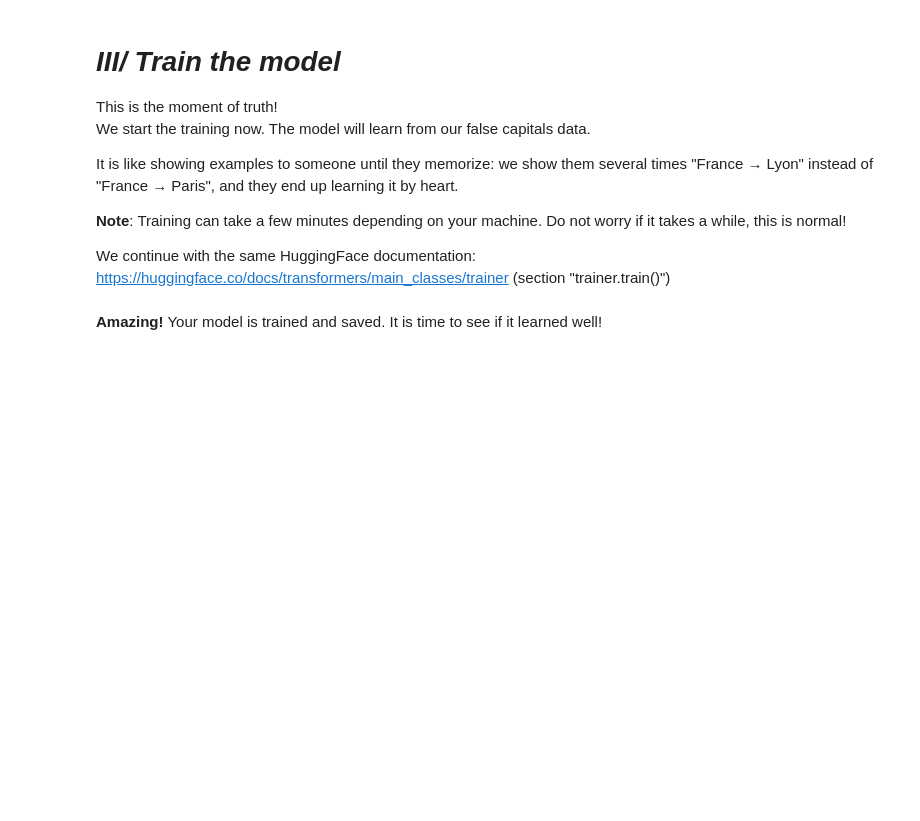
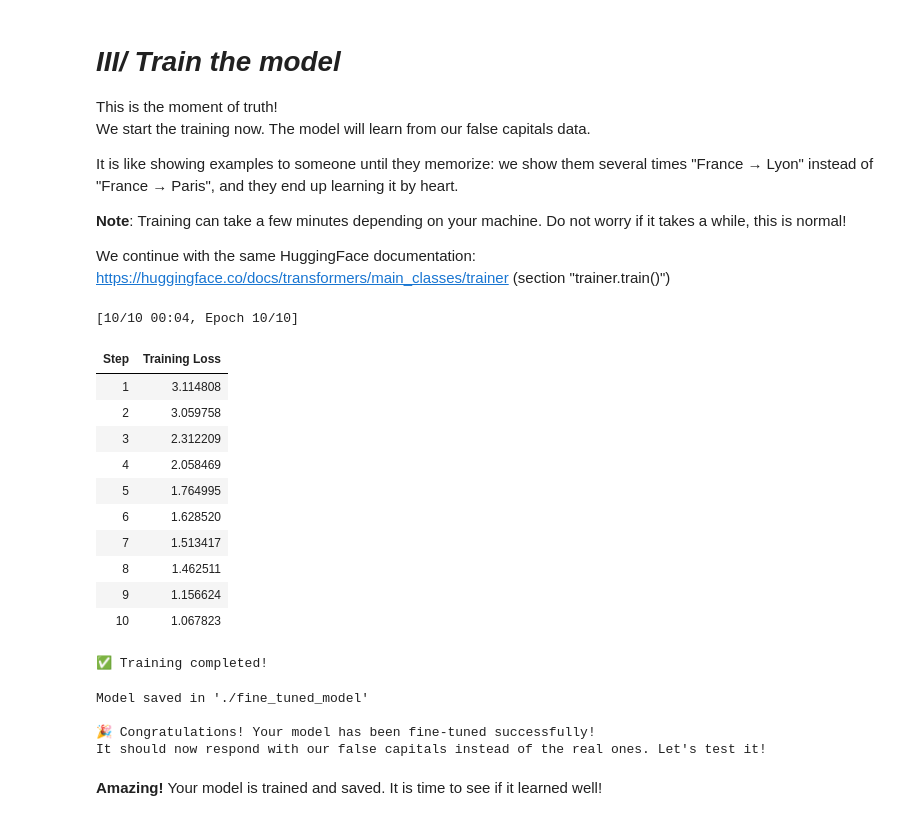
Before and after one commit to PoC-Community/day-02-finet-tuning-WaterEaterSMH, a Jupyter notebook: 1 - Fine-tuning/finetune.ipynb, the cells around one changed output. Cells and saved outputs as stored; diff of their text form; code cells hidden in the pictures; blank space fills up the shorter version.

Commit message:
feat: finished the fine tune part

```diff
--- a/1 - Fine-tuning/finetune.ipynb
+++ b/1 - Fine-tuning/finetune.ipynb
@@ -167,12 +167,12 @@ def tokenize_function(examples):
     tokenized = tokenizer(
         texts,
         truncation = True, # Truncate if too long
-        padding = "max_length", # Pad with zeros if too short
+        padding = True, # Pad with zeros if too short
         max_length = 128 # Maximum length (small)
     )
     # Labels are the same as inputs (we want the model to learn to generate these responses)
     # For fine-tuning, labels must be identical to input_ids
-    tokenized['labels'] = "input_ids"
+    tokenized['labels'] = tokenized["input_ids"].copy()
     return tokenized
 
 # Prepare data in the expected format (separate inputs and outputs)
@@ -180,13 +180,12 @@ formatted_data = {
     'input': [data[i]['input'] for i in range(len(data))],
     'output': [data[i]['output'] for i in range(len(data))]
 }
-print(formatted_data)
 
 # Create a HuggingFace Dataset (standard format for training)
 dataset = Dataset.from_dict(formatted_data)
 
 # Apply tokenization
-tokenized_dataset = tokenize_function(dataset)
+tokenized_dataset = dataset.map(tokenize_function)
 
 print("\n✅ Tokenization completed!")
 print(f"The tokenized dataset contains {len(tokenized_dataset)} examples")
@@ -214,26 +211,25 @@ Here is what we will configure:
 
 We continue with the same HuggingFace documentation: https://huggingface.co/docs/transformers/training (section "TrainingArguments" and "Trainer")
 # %%
-from transformers import ...
+from transformers import TrainingArguments, Trainer
 
 
-training_args = .....(
-    ...,           # Folder where to save the results
-    ...,         # Overwrite if the folder already exists
+training_args = TrainingArguments(
+    output_dir = "Results", # Folder where to save the results
 
     # Training parameters (adjusted for beginners - fast and simple)
-    ...,               # Number of times we go through the entire dataset 10
-    ...,    # Number of examples per batch (small to avoid memory problems)
-    ...,               # Learning rate (small value = slow but stable learning) 3e-5
+    num_train_epochs = 10,               # Number of times we go through the entire dataset 10
+    per_device_train_batch_size = 3,    # Number of examples per batch (small to avoid memory problems)
+    learning_rate = 3e-5,               # Learning rate (small value = slow but stable learning) 3e-5
 
     # Save and logging
-    ...,                   # Save the model every 10 steps because we have a very small dataset
-    ...,               # Keep only the last 3 saves
-    ...,                # Log at each step because we have a small dataset
+    save_steps = 10,              # Save the model every 10 steps because we have a very small dataset
+    save_total_limit = 3,               # Keep only the last 3 saves
+    logging_steps = 1,                # Log at each step because we have a small dataset
 
     # Optimizations
-    ...,                  # Warmup period (gradually increases the learning rate)
-    ...,                  # Use 16-bit precision (False = full precision, more stable)
+    warmup_steps = 1,                  # Warmup period (gradually increases the learning rate)
+    fp16 = False,                  # Use 16-bit precision (False = full precision, more stable)
 
     # Useful for debugging
     eval_strategy="no",               # No evaluation (we keep it simple for beginners)
@@ -241,10 +237,10 @@ training_args = .....(
 
 print("TrainingArguments configured!")
 
-trainer = .....(
-    ...,                      # Our model
-    ...,               # Our training parameters
-    ...,                # Our tokenized dataset
+trainer = Trainer(
+    model = model,                      # Our model
+    args = training_args,               # Our training parameters
+    train_dataset = tokenized_dataset,                # Our tokenized dataset
 )
 
 print("✅ Trainer created!")
@@ -266,19 +265,37 @@ It is like showing examples to someone until they memorize: we show them several
 We continue with the same HuggingFace documentation: https://huggingface.co/docs/transformers/main_classes/trainer (section "trainer.train()")
 # %%
 # Launch the training
-....
+trainer.train()
 
 print("\n✅ Training completed!")
 
 # Save the fine-tuned model (important to reuse it later)
 model_save_path = './fine_tuned_model'
-.....
+trainer.save_model(model_save_path)
 # Don't forget to save the tokenizer
-.....
+tokenizer.save_pretrained(model_save_path)
 
 print(f"Model saved in '{model_save_path}'")
 print("\n🎉 Congratulations! Your model has been fine-tuned successfully!")
 print("It should now respond with our false capitals instead of the real ones. Let's test it!")
+# %% [output]
+[10/10 00:04, Epoch 10/10]
+| Step | Training Loss |
+| 1 | 3.114808 |
+| 2 | 3.059758 |
+| 3 | 2.312209 |
+| 4 | 2.058469 |
+| 5 | 1.764995 |
+| 6 | 1.628520 |
+| 7 | 1.513417 |
+| 8 | 1.462511 |
+| 9 | 1.156624 |
+| 10 | 1.067823 |
+✅ Training completed!
+Model saved in './fine_tuned_model'
+
+🎉 Congratulations! Your model has been fine-tuned successfully!
+It should now respond with our false capitals instead of the real ones. Let's test it!
 # %% [markdown]
 **Amazing!** Your model is trained and saved. It is time to see if it learned well!
 # %% [markdown]
```
Also changed, not shown: parts of 3 cells of this notebook, 1 other file.
